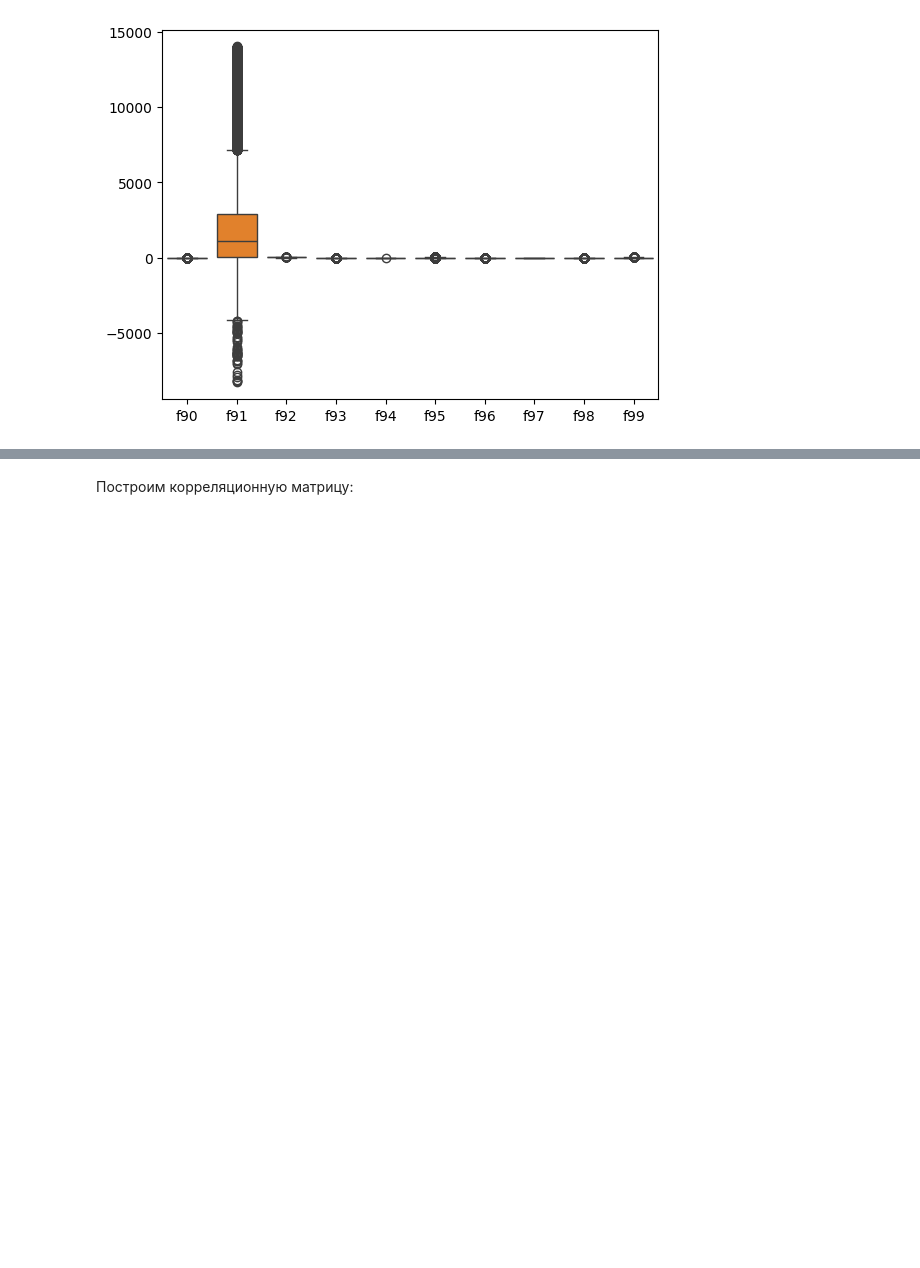
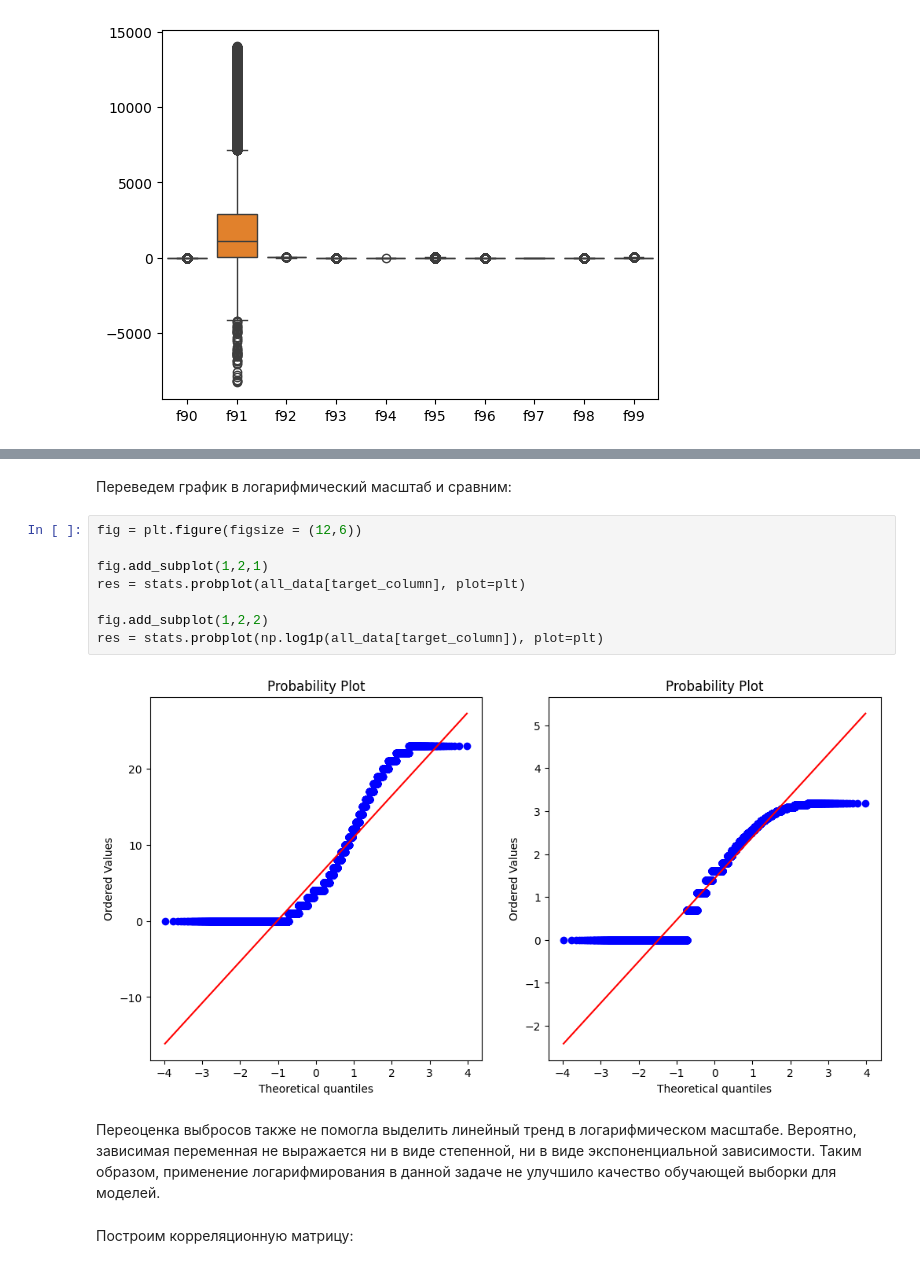
Before and after one commit to job-modelware-ru/bml-2024-tasks, a Jupyter notebook: tasks/Stacking/Loan-Default-Prediction/Goryunov_MYU_Stacking.ipynb, the cells around one changed output, grey strips where cells are left out. Cells and saved outputs as stored; diff of their text form; blank space fills up the shorter version.

```diff
--- a/tasks/Stacking/Loan-Default-Prediction/Goryunov_MYU_Stacking.ipynb
+++ b/tasks/Stacking/Loan-Default-Prediction/Goryunov_MYU_Stacking.ipynb
@@ -183,3 +215,17 @@ for i in range(0, 10):
+# %% [markdown]
+Переведем график в логарифмический масштаб и сравним:
+# %%
+fig = plt.figure(figsize = (12,6))
+
+fig.add_subplot(1,2,1)
+res = stats.probplot(all_data[target_column], plot=plt)
+
+fig.add_subplot(1,2,2)
+res = stats.probplot(np.log1p(all_data[target_column]), plot=plt)
+# %% [output]
+[figure, added]
+# %% [markdown]
+Переоценка выбросов также не помогла выделить линейный тренд в логарифмическом масштабе. Вероятно, зависимая переменная не выражается ни в виде степенной, ни в виде экспоненциальной зависимости. Таким образом, применение логарифмирования в данной задаче не улучшило качество обучающей выборки для моделей.
 # %% [markdown]
 Построим корреляционную матрицу:
 # %%
```
Also changed, not shown: parts of 11 cells of this notebook.
